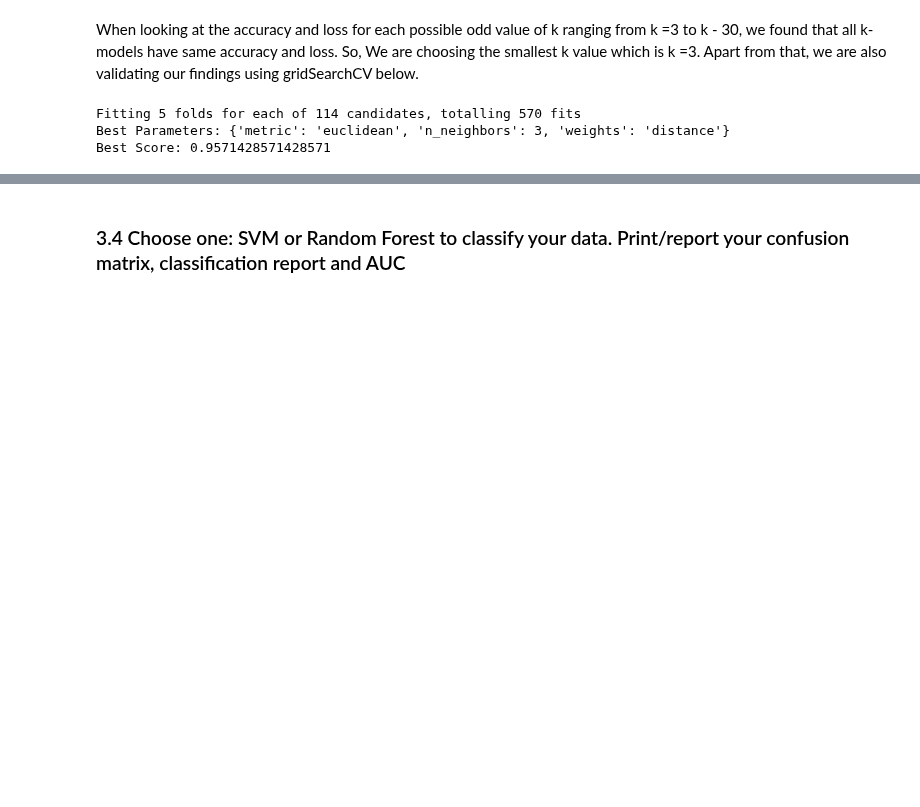
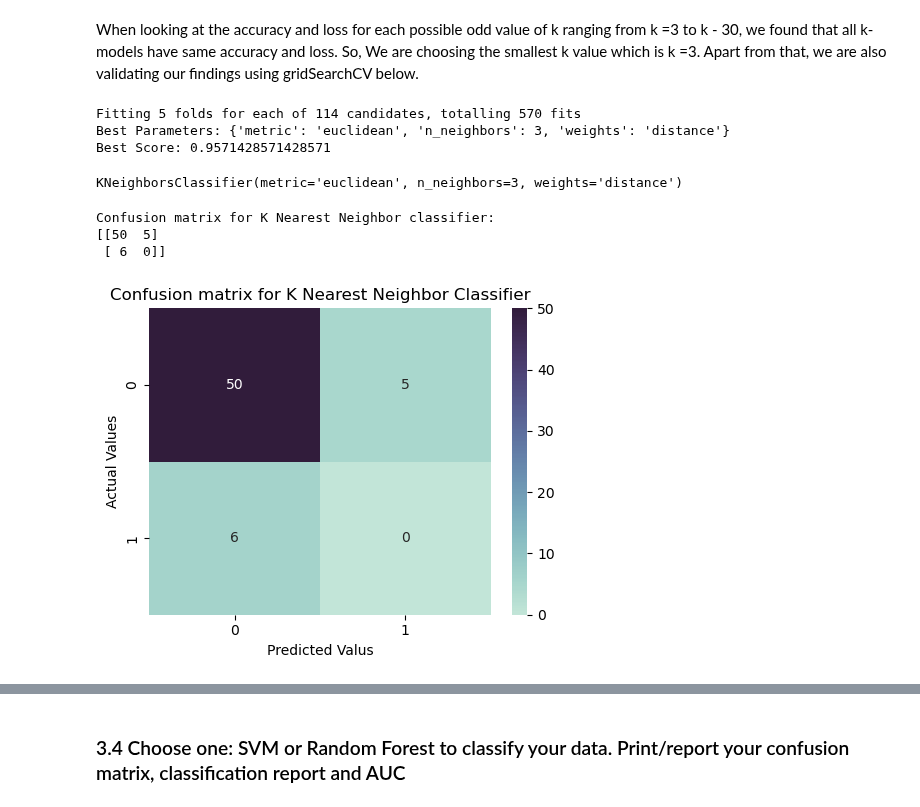
Before and after one commit to buddhathapa12/PrespectiveOnDataScience, a Jupyter notebook: ClassificationAnalysis/E923Q669_CS746_HW5_Classification.ipynb, the cells around one changed output, grey strips where cells are left out. Saved outputs shown, nothing was run; the diff lists cells and outputs as text; code cells hidden in the pictures; blank space fills up the shorter version.

Commit message:
Worked on KNN model

```diff
--- a/ClassificationAnalysis/E923Q669_CS746_HW5_Classification.ipynb
+++ b/ClassificationAnalysis/E923Q669_CS746_HW5_Classification.ipynb
@@ -474,3 +474,29 @@ print("Best Score:", grid_search.best_score_)
 Fitting 5 folds for each of 114 candidates, totalling 570 fits
 Best Parameters: {'metric': 'euclidean', 'n_neighbors': 3, 'weights': 'distance'}
 Best Score: 0.9571428571428571
+# %%
+# KNN model using k =3
+knn_model = KNeighborsClassifier(n_neighbors= 3, metric= "euclidean", weights= "distance")
+
+knn_model.fit(X_train, y_train)
+# %% [output]
+KNeighborsClassifier(metric='euclidean', n_neighbors=3, weights='distance')
+# %%
+y_pred_knn = knn_model.predict(X_test)
+
+knn_confusion_matrix = confusion_matrix(y_true= y_test, y_pred= y_pred_knn)
+print(f"Confusion matrix for K Nearest Neighbor classifier: \n{knn_confusion_matrix} \n")
+
+#Conffusion matrix plot
+plt.figure(figsize=(5,4))
+sns.heatmap(knn_confusion_matrix, annot= True, cmap= sns.cubehelix_palette(start=.5, rot=-.5, as_cmap=True))
+plt.xlabel("Predicted Valus")
+plt.ylabel("Actual Values")
+plt.title("Confusion matrix for K Nearest Neighbor Classifier")
+plt.tight_layout()
+plt.show()
+# %% [output]
+Confusion matrix for K Nearest Neighbor classifier:
+[[50  5]
+ [ 6  0]]
+[figure, added]
```
Also changed, not shown: parts of 2 cells of this notebook.
